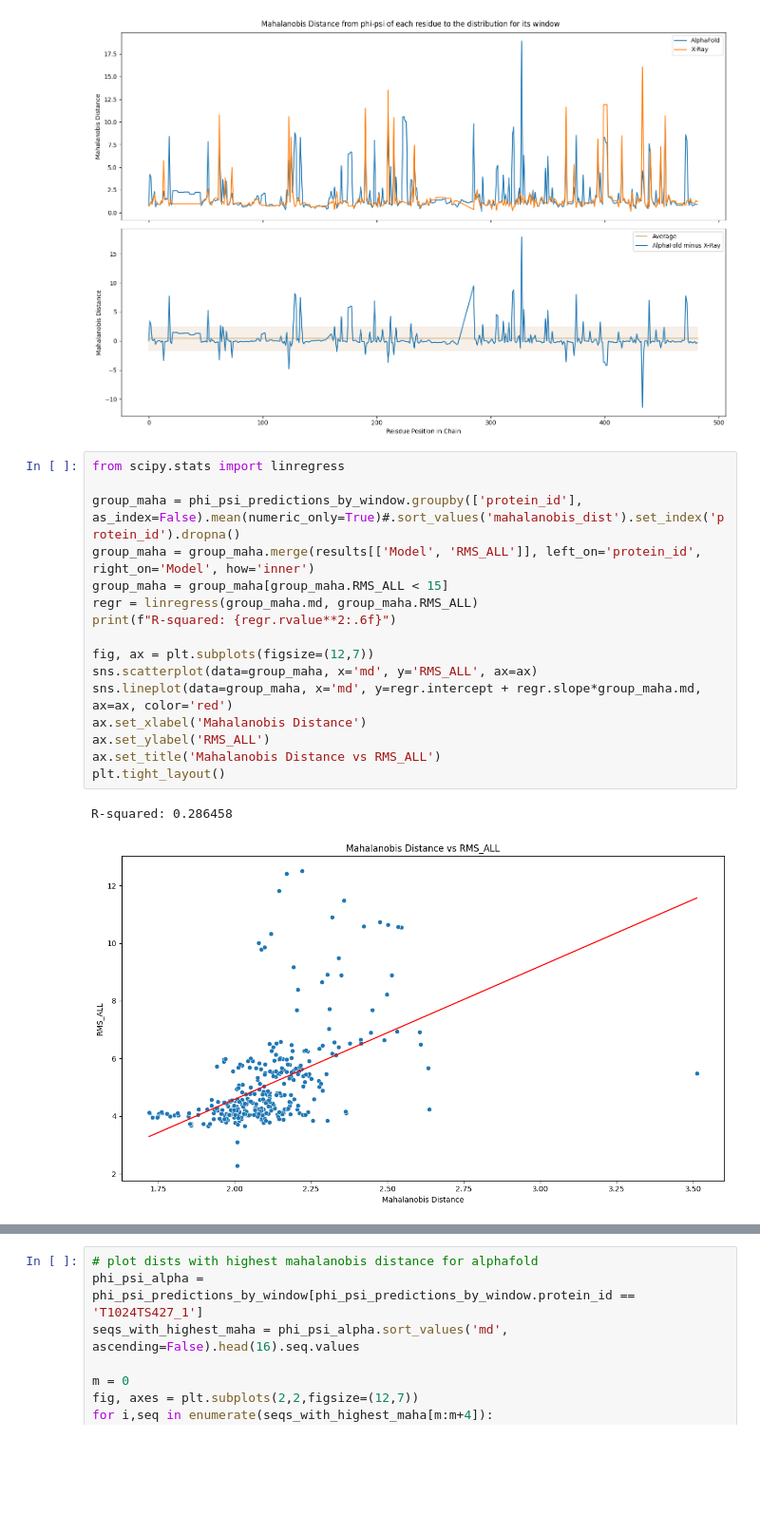
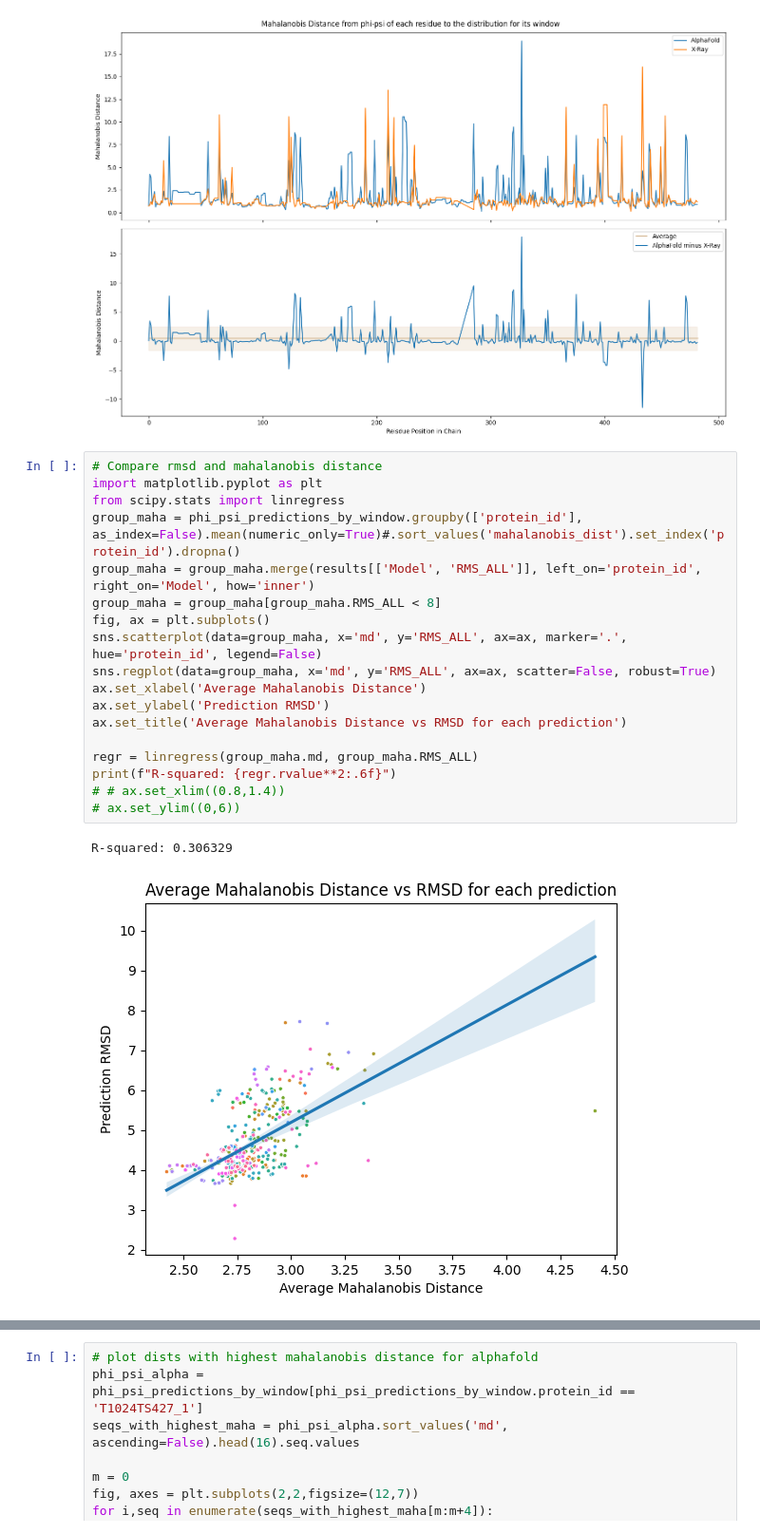
Before and after one commit to Musa-Azeem/protein-dihedral-visualization, a Jupyter notebook: casp.ipynb, the cells around one changed output, grey strips where cells are left out. Shown at 95% size. Saved outputs shown, nothing was run; the diff lists cells and outputs as text; blank space fills up the shorter version.

```diff
--- a/casp.ipynb
+++ b/casp.ipynb
@@ -451,21 +482,23 @@ plt.tight_layout()
 # %% [output]
 [figure]
 # %%
+# Compare rmsd and mahalanobis distance
+import matplotlib.pyplot as plt
 from scipy.stats import linregress
-
 group_maha = phi_psi_predictions_by_window.groupby(['protein_id'], as_index=False).mean(numeric_only=True)#.sort_values('mahalanobis_dist').set_index('protein_id').dropna()
 group_maha = group_maha.merge(results[['Model', 'RMS_ALL']], left_on='protein_id', right_on='Model', how='inner')
-group_maha = group_maha[group_maha.RMS_ALL < 15]
+group_maha = group_maha[group_maha.RMS_ALL < 8]
+fig, ax = plt.subplots()
+sns.scatterplot(data=group_maha, x='md', y='RMS_ALL', ax=ax, marker='.', hue='protein_id', legend=False)
+sns.regplot(data=group_maha, x='md', y='RMS_ALL', ax=ax, scatter=False, robust=True)
+ax.set_xlabel('Average Mahalanobis Distance')
+ax.set_ylabel('Prediction RMSD')
+ax.set_title('Average Mahalanobis Distance vs RMSD for each prediction')
+
 regr = linregress(group_maha.md, group_maha.RMS_ALL)
 print(f"R-squared: {regr.rvalue**2:.6f}")
-
-fig, ax = plt.subplots(figsize=(12,7))
-sns.scatterplot(data=group_maha, x='md', y='RMS_ALL', ax=ax)
-sns.lineplot(data=group_maha, x='md', y=regr.intercept + regr.slope*group_maha.md, ax=ax, color='red')
-ax.set_xlabel('Mahalanobis Distance')
-ax.set_ylabel('RMS_ALL')
-ax.set_title('Mahalanobis Distance vs RMS_ALL')
-plt.tight_layout()
+# # ax.set_xlim((0.8,1.4))
+# ax.set_ylim((0,6))
 # %% [output]
-R-squared: 0.286458
+R-squared: 0.306329
-[figure, old version]
+[figure, new version]
```
Also changed, not shown: parts of 7 cells of this notebook.
